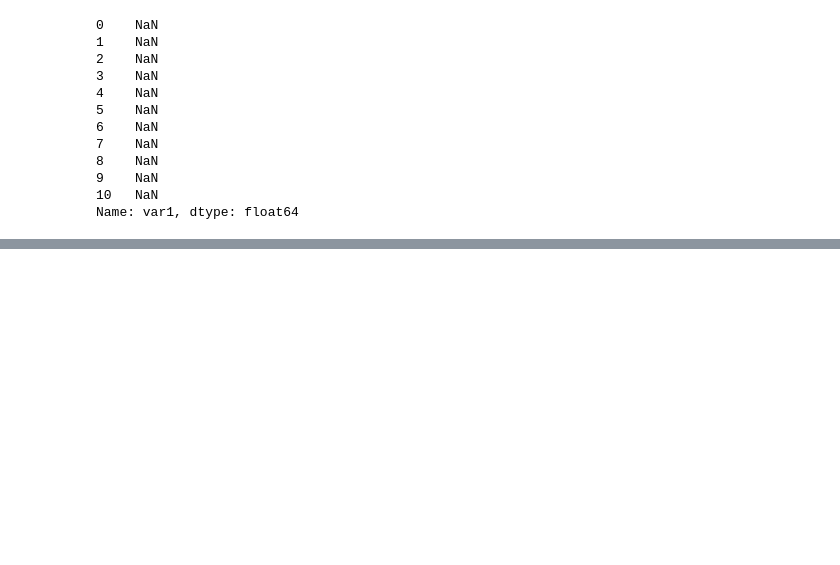
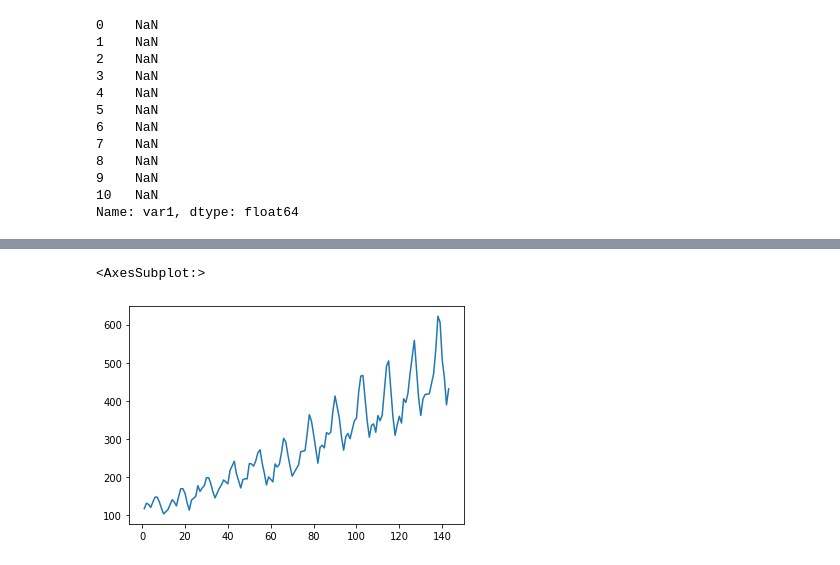
Before and after one commit to bulent-1111/Data_Science, a Jupyter notebook: DE_Pandas_Unterricht_Notebook/06_Pandas_Wiederholt.ipynb, the cells around one changed output, grey strips where cells are left out. Cells and saved outputs as stored; diff of their text form; code cells hidden in the pictures; blank space fills up the shorter version.

```diff
--- a/DE_Pandas_Unterricht_Notebook/06_Pandas_Wiederholt.ipynb
+++ b/DE_Pandas_Unterricht_Notebook/06_Pandas_Wiederholt.ipynb
@@ -663,0 +1852,5 @@ Name: var1, dtype: object
+# %%
+flights['passengers'].interpolate().plot(kind='line')
+# %% [output]
+<AxesSubplot:>
+[figure, added]
```
Also changed, not shown: parts of 112 cells of this notebook, 6 other files.
